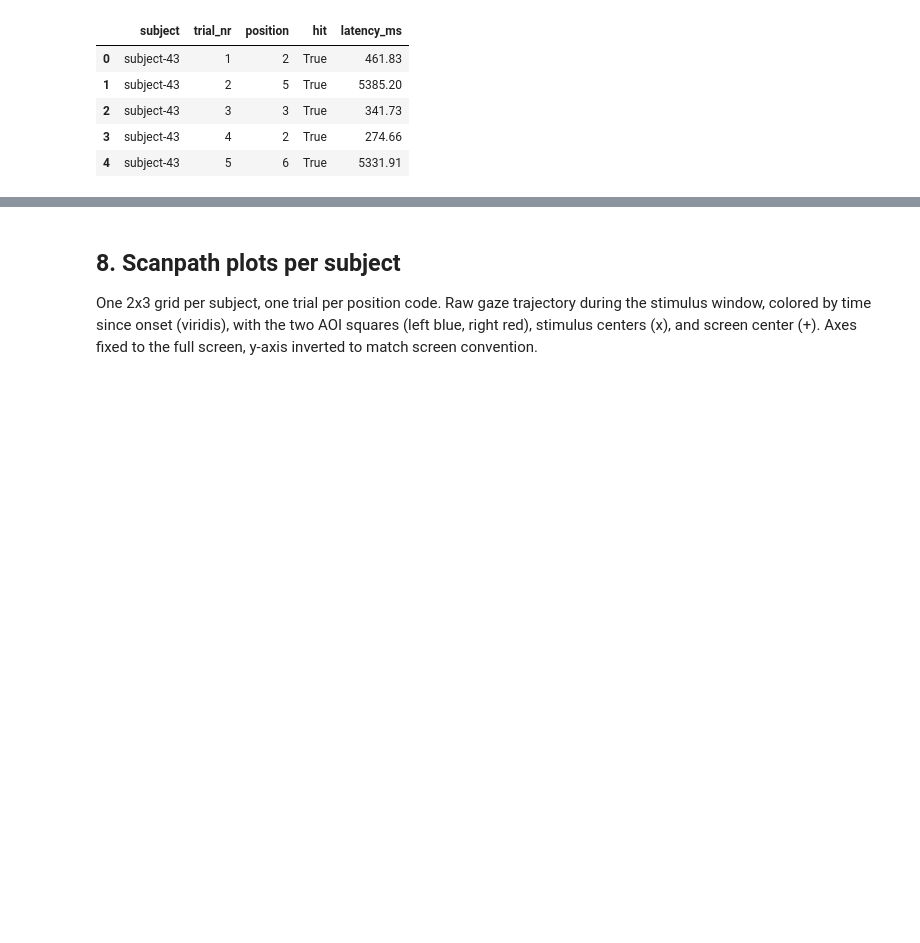
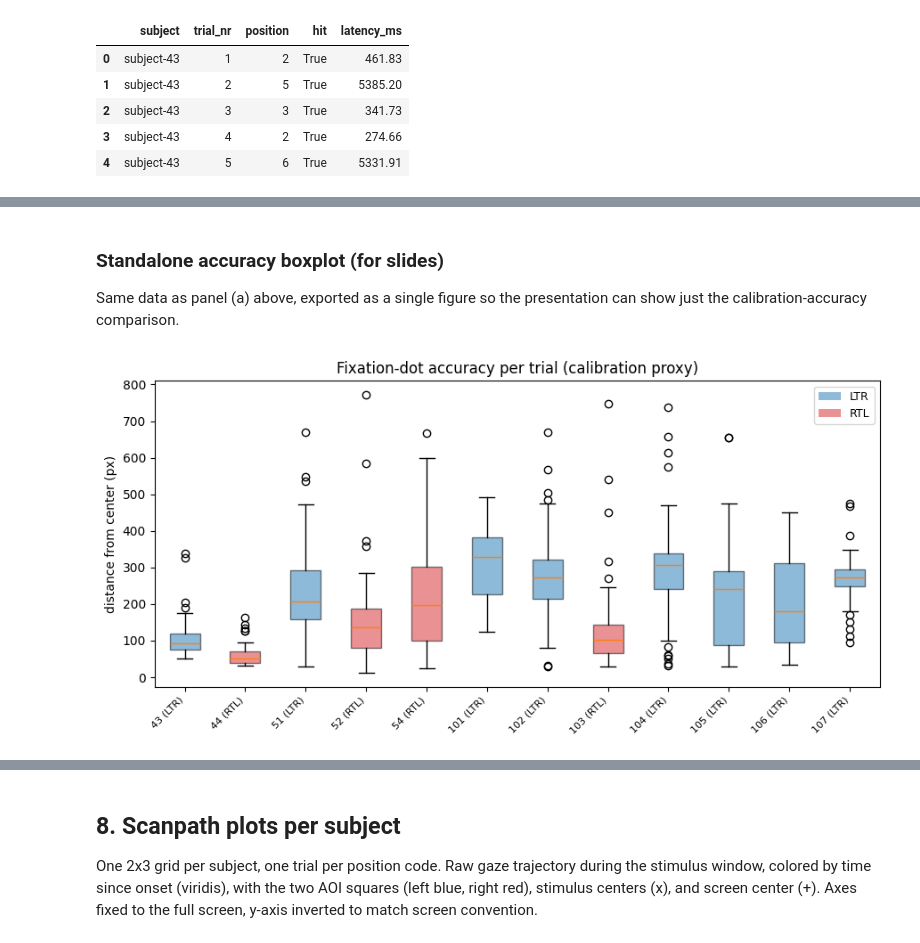
Before and after one commit to jnagasawa/ET-report, a Jupyter notebook: scripts/data_quality.ipynb, the cells around one changed output, grey strips where cells are left out. Saved outputs shown, nothing was run; the diff lists cells and outputs as text; code cells hidden in the pictures; blank space fills up the shorter version.

```diff
--- a/scripts/data_quality.ipynb
+++ b/scripts/data_quality.ipynb
@@ -396,0 +397,16 @@ plt.show()
+# %% [markdown]
+### Standalone accuracy boxplot (for slides)
+
+Same data as panel (a) above, exported as a single figure so the
+presentation can show just the calibration-accuracy comparison.
+# %%
+fig, ax = plt.subplots(figsize=(9, 4.5))
+styled_boxplot(ax, acc_by_subj, "Fixation-dot accuracy per trial (calibration proxy)",
+               "distance from center (px)")
+handles = [patches.Patch(facecolor=GROUP_COLORS[g], alpha=0.5, label=g) for g in ("LTR", "RTL")]
+ax.legend(handles=handles, fontsize=9)
+fig.tight_layout()
+fig.savefig(os.path.join(OUT_DIR, "qc_accuracy_boxplot.png"), dpi=150)
+plt.show()
+# %% [output]
+[figure, added]
```
Also changed, not shown: parts of 7 cells of this notebook, 25 other files.
